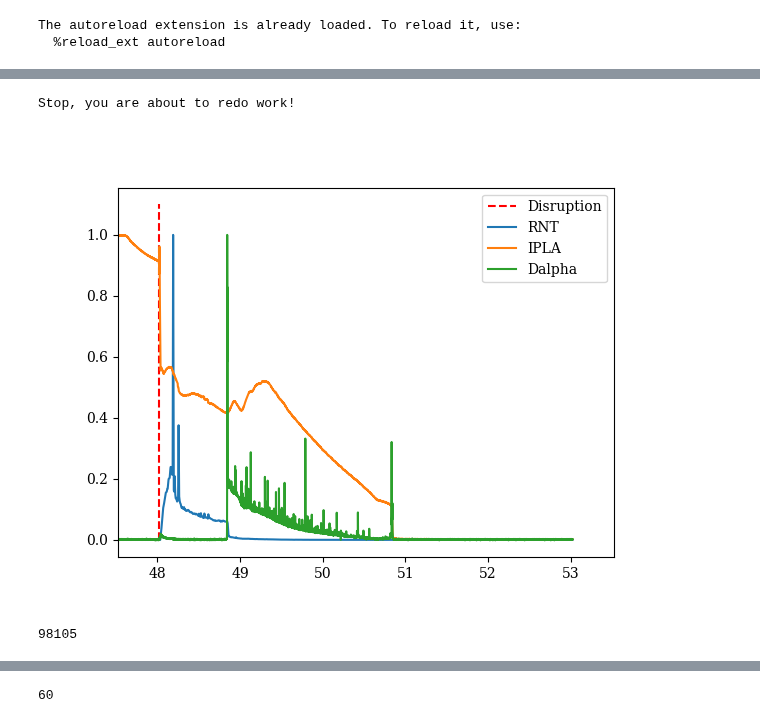
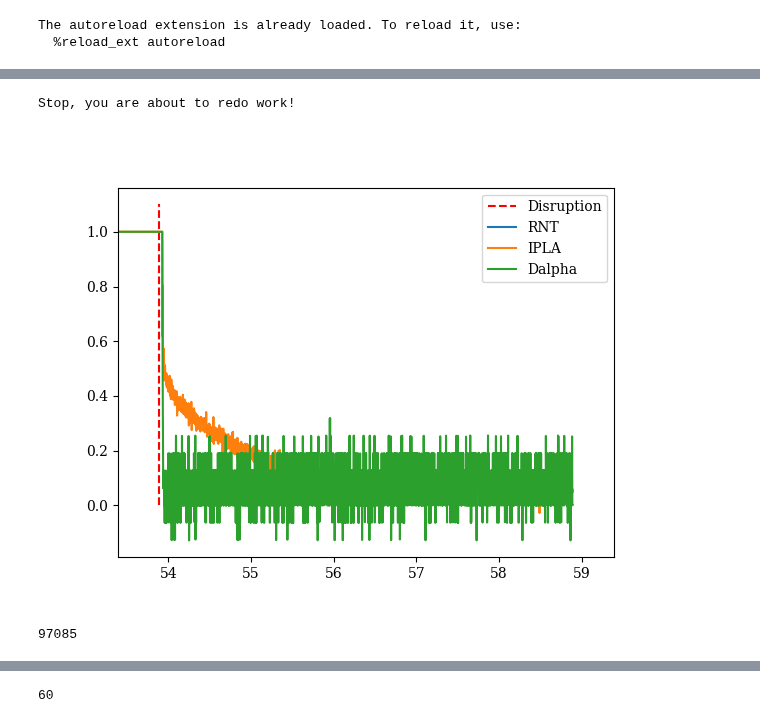
Before and after one commit to maxtost10/SPC-Runaway_Classifier, a Jupyter notebook: Processing_Data/Creating_Labeled_Data.ipynb, the cells around one changed output, grey strips where cells are left out. Drawn from its saved outputs; the diff is of its cells as text; code cells hidden in the pictures.

```diff
--- a/Processing_Data/Creating_Labeled_Data.ipynb
+++ b/Processing_Data/Creating_Labeled_Data.ipynb
@@ -14,15 +14,15 @@ from Processing_Data.create_labels import * # To load the data in dictionaries
 
 # Enable LaTeX rendering
 plt.rcParams.update({
-    "text.usetex": True,
+    "text.usetex": False,
     "font.family": "serif"
 })
 # %% [output]
 The autoreload extension is already loaded. To reload it, use:
   %reload_ext autoreload
 # %%
-# Loading classified shots in dictionaries
-base_path = r'C:\Users\Max Tost\Desktop\Notebooks\SPC Neural Network Project\CSV_Files'
+# Loading classified shots in dictionaries; time: 6min 27
+base_path = r'C:\Users\Max Tost\Desktop\Notebooks\SPC Neural Network Project\CSV_test' # Change this depending on purpose
 re_autom_path = r'C:\Users\Max Tost\Desktop\Notebooks\SPC Neural Network Project\Data\automatic_RE_numbers.csv'
 re_valid_path = r'C:\Users\Max Tost\Desktop\Notebooks\SPC Neural Network Project\Data\validated_RE_numbers.csv'
 
@@ -57,6 +73,6 @@ Features: ['SSXcore', 'IPLA', 'DAO_EDG7', 'RNT', 'DAI_EDG7', 'ECE_PF']
 # %%
 random.seed(42) # So that we always work with the same ones.
-random_50_re = random.sample(RE_valid, 50)  # Ensures no duplicates
+random_50_re = random.sample(RE_valid, 7)  # Ensures no duplicates
 # %%
 # #In case we need to recreate the dictionary
 # RE_lifetimes = {}
@@ -86,39 +102,39 @@ plt.rcParams.update({
 })
 # %%
 # Shot that is currently processed
-k = 49
-shot_nr = 98105# random_50_re[k]
+k = 3
+shot_nr = random_50_re[k]
 if str(shot_nr) in list(RE_lifetimes.keys()):
     print('Stop, you are about to redo work!')
     print('\n'*50)
 
 # Load the file and plot it
 file_path = os.path.join(base_path, 'JETno' + str(shot_nr)+'.csv')
 data = dataframes[shot_nr] # pd.read_csv(file_path)
 plt.close()
 
 # Find the first index where time is greater than the starting time + 1
 first_index = np.argmax(data['time'] > data['time'][0] + 1)
 
 # Plot vertical line at this point
 plt.vlines(data['time'][first_index], ymin=0, ymax=1.1, color='r', linestyle='dashed', label='Disruption')
 
 #plt.plot(data['time'], data['SSXcore'] /max(data['SSXcore']), label='SSX')
 plt.plot(data['time'], data['RNT'] /max(data['RNT']), label='RNT')
 plt.plot(data['time'], -data['IPLA'] / max(-data['IPLA']), label='IPLA')
 plt.plot(data['time'], -data['DAI_EDG7'] / -max(data['DAI_EDG7']), label='Dalpha')
-# plt.plot(data['time'], -data['ECE_PF'] / -max(data['ECE_PF']), label='ECE_PF')
+#plt.plot(data['time'], -data['ECE_PF'] / -max(data['ECE_PF']), label='ECE_PF')
 
 # Show the plot
 plt.legend()
 plt.xlim(data['time'][first_index]-0.5, data['time'][first_index]+5.5)
 plt.show()
 
 print(shot_nr)
 # %% [output]
 Stop, you are about to redo work!
-[figure, old version]
+[figure, new version]
-98105
+97085
 # %%
 # Set time that is to be written as end of the beam time
 end_beam = 54.043
```
Also changed, not shown: parts of 5 cells of this notebook.
